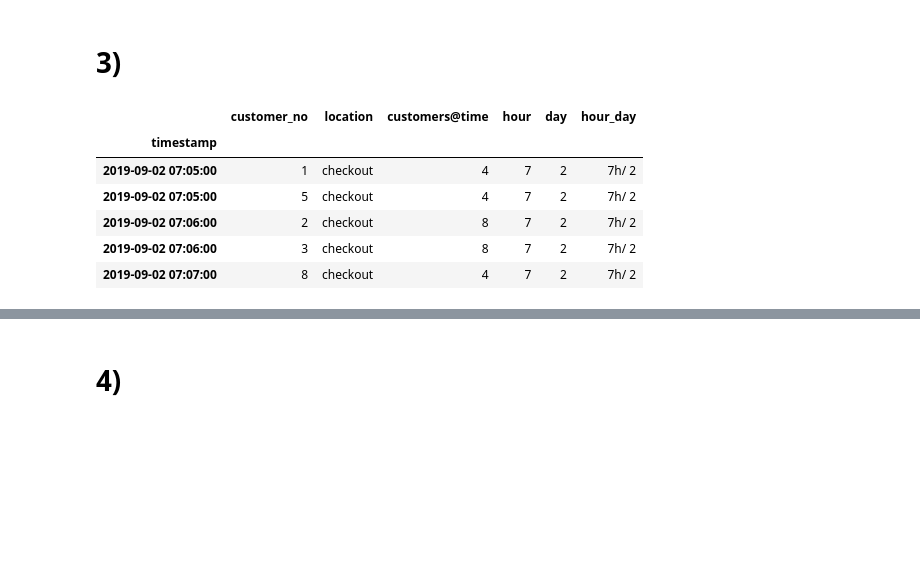
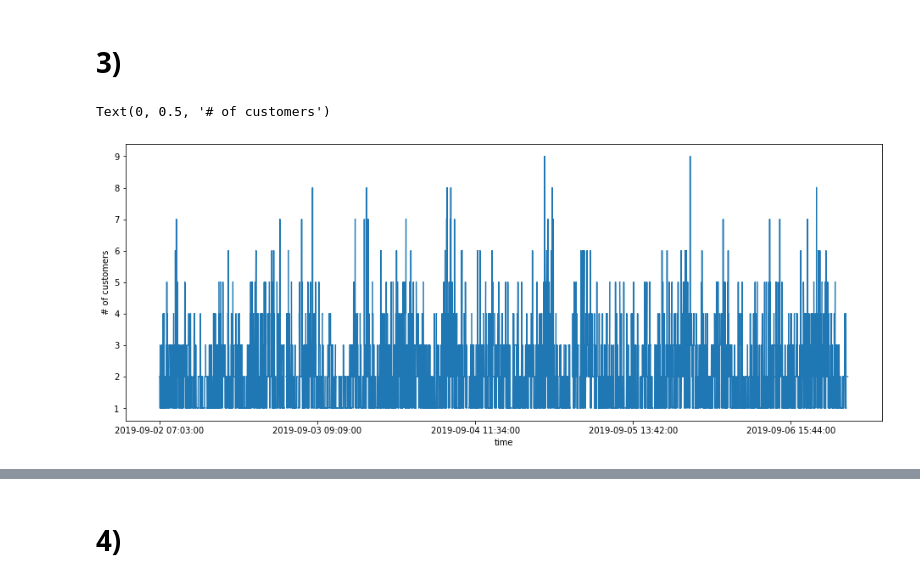
Before and after one commit to brauliotegui/MARKET, a Jupyter notebook: Data_Exploration.ipynb, the cells around one changed output, grey strips where cells are left out. Cells and saved outputs as stored; diff of their text form; code cells hidden in the pictures; blank space fills up the shorter version.

```diff
--- a/Data_Exploration.ipynb
+++ b/Data_Exploration.ipynb
@@ -131,15 +167,12 @@ sns.pointplot(x = "hour_day", y = "customers@time", data = df, hue = "location",
 # 3)
 # %%
 # Display the number of customers at checkout over time
-df2 = df[df["location"]=='checkout']
-df2.head()
+plt.figure(figsize=(16,6))
+customers_over_time['checkout'].plot()
+plt.xlabel('time')
+plt.ylabel('# of customers')
 # %% [output]
-|  | customer_no | location | customers@time | hour | day | hour_day |
-| timestamp |  |  |  |  |  |  |
-| 2019-09-02 07:05:00 | 1 | checkout | 4 | 7 | 2 | 7h/ 2 |
-| 2019-09-02 07:05:00 | 5 | checkout | 4 | 7 | 2 | 7h/ 2 |
-| 2019-09-02 07:06:00 | 2 | checkout | 8 | 7 | 2 | 7h/ 2 |
-| 2019-09-02 07:06:00 | 3 | checkout | 8 | 7 | 2 | 7h/ 2 |
-| 2019-09-02 07:07:00 | 8 | checkout | 4 | 7 | 2 | 7h/ 2 |
+Text(0, 0.5, '# of customers')
+[figure, added]
 # %%
 plt.figure(figsize=(16,6))
```
Also changed, not shown: parts of 11 cells of this notebook.
